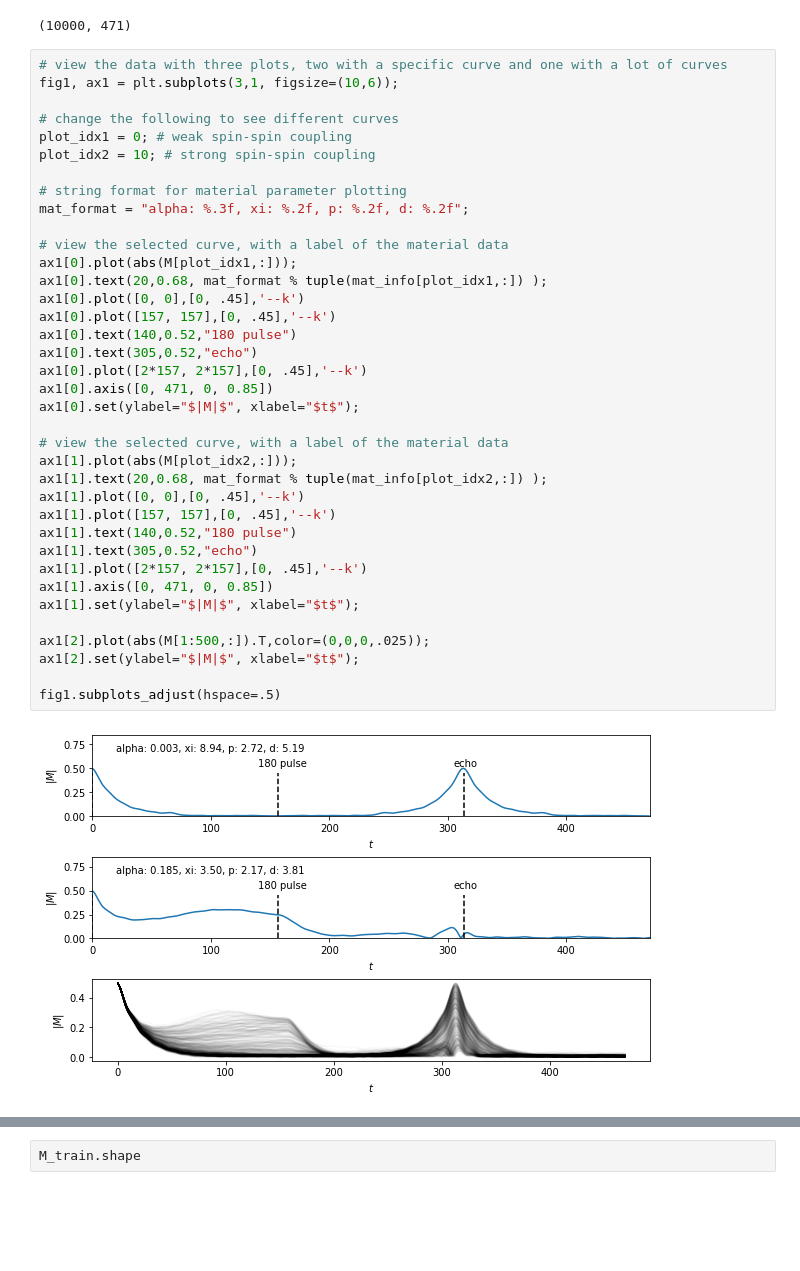
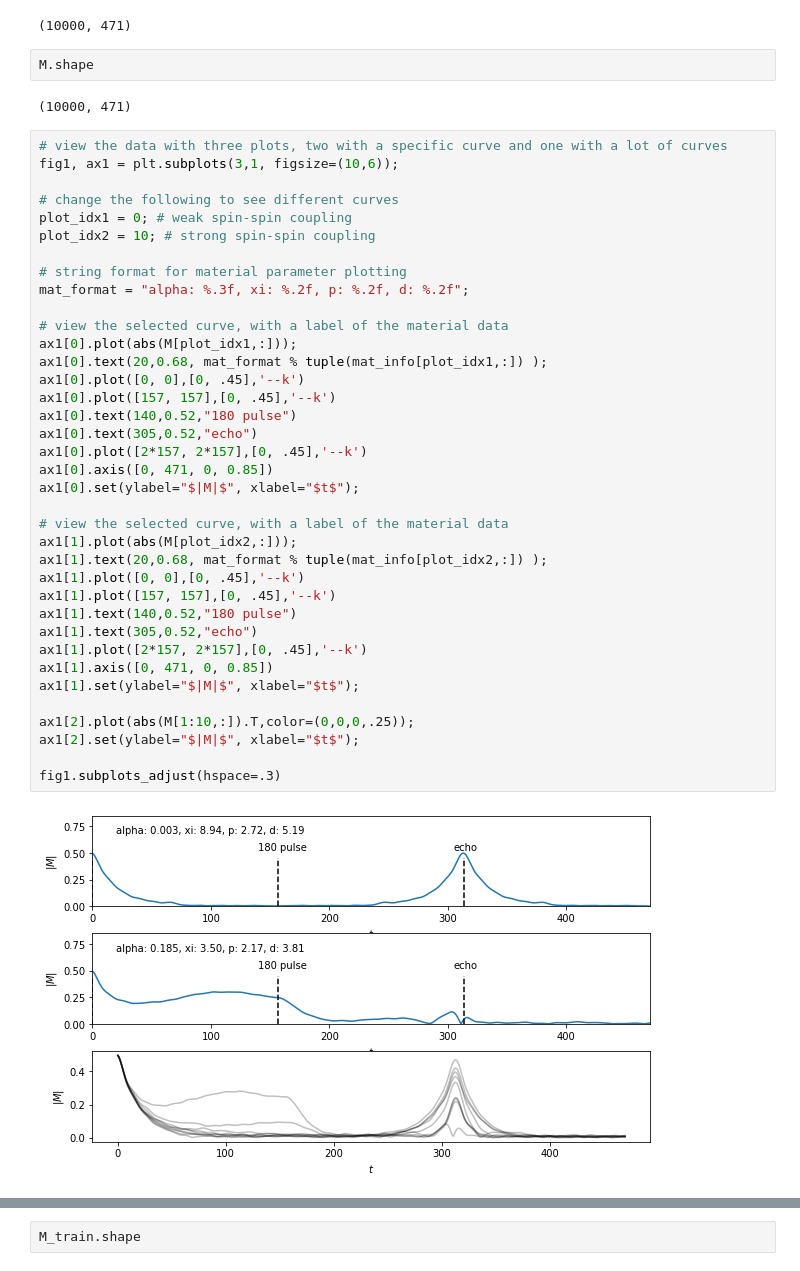
Before and after one commit to PAGiesting/ML4Sci-NMR, a Jupyter notebook: KerasHackathonNMRChallenge.ipynb, the cells around one changed output, grey strips where cells are left out. Cells and saved outputs as stored; diff of their text form; blank space fills up the shorter version.

```diff
--- a/KerasHackathonNMRChallenge.ipynb
+++ b/KerasHackathonNMRChallenge.ipynb
@@ -171,6 +191,10 @@ M_r.shape
 M_i.shape
 # %% [output]
 (10000, 471)
+# %%
+M.shape
+# %% [output]
+(10000, 471)
 # %%
 # view the data with three plots, two with a specific curve and one with a lot of curves
 fig1, ax1 = plt.subplots(3,1, figsize=(10,6));
@@ -180,33 +204,33 @@ plot_idx1 = 0; # weak spin-spin coupling
 plot_idx2 = 10; # strong spin-spin coupling
 
 # string format for material parameter plotting
 mat_format = "alpha: %.3f, xi: %.2f, p: %.2f, d: %.2f";
 
 # view the selected curve, with a label of the material data
 ax1[0].plot(abs(M[plot_idx1,:]));
 ax1[0].text(20,0.68, mat_format % tuple(mat_info[plot_idx1,:]) );
 ax1[0].plot([0, 0],[0, .45],'--k')
 ax1[0].plot([157, 157],[0, .45],'--k')
 ax1[0].text(140,0.52,"180 pulse")
 ax1[0].text(305,0.52,"echo")
 ax1[0].plot([2*157, 2*157],[0, .45],'--k')
 ax1[0].axis([0, 471, 0, 0.85])
 ax1[0].set(ylabel="$|M|$", xlabel="$t$");
 
 # view the selected curve, with a label of the material data
 ax1[1].plot(abs(M[plot_idx2,:]));
 ax1[1].text(20,0.68, mat_format % tuple(mat_info[plot_idx2,:]) );
 ax1[1].plot([0, 0],[0, .45],'--k')
 ax1[1].plot([157, 157],[0, .45],'--k')
 ax1[1].text(140,0.52,"180 pulse")
 ax1[1].text(305,0.52,"echo")
 ax1[1].plot([2*157, 2*157],[0, .45],'--k')
 ax1[1].axis([0, 471, 0, 0.85])
 ax1[1].set(ylabel="$|M|$", xlabel="$t$");
 
-ax1[2].plot(abs(M[1:500,:]).T,color=(0,0,0,.025));
+ax1[2].plot(abs(M[1:10,:]).T,color=(0,0,0,.25));
 ax1[2].set(ylabel="$|M|$", xlabel="$t$");
 
-fig1.subplots_adjust(hspace=.5)
+fig1.subplots_adjust(hspace=.3)
 # %% [output]
-[figure, old version]
+[figure, new version]
```
Also changed, not shown: parts of 22 cells of this notebook, 1 other file.
